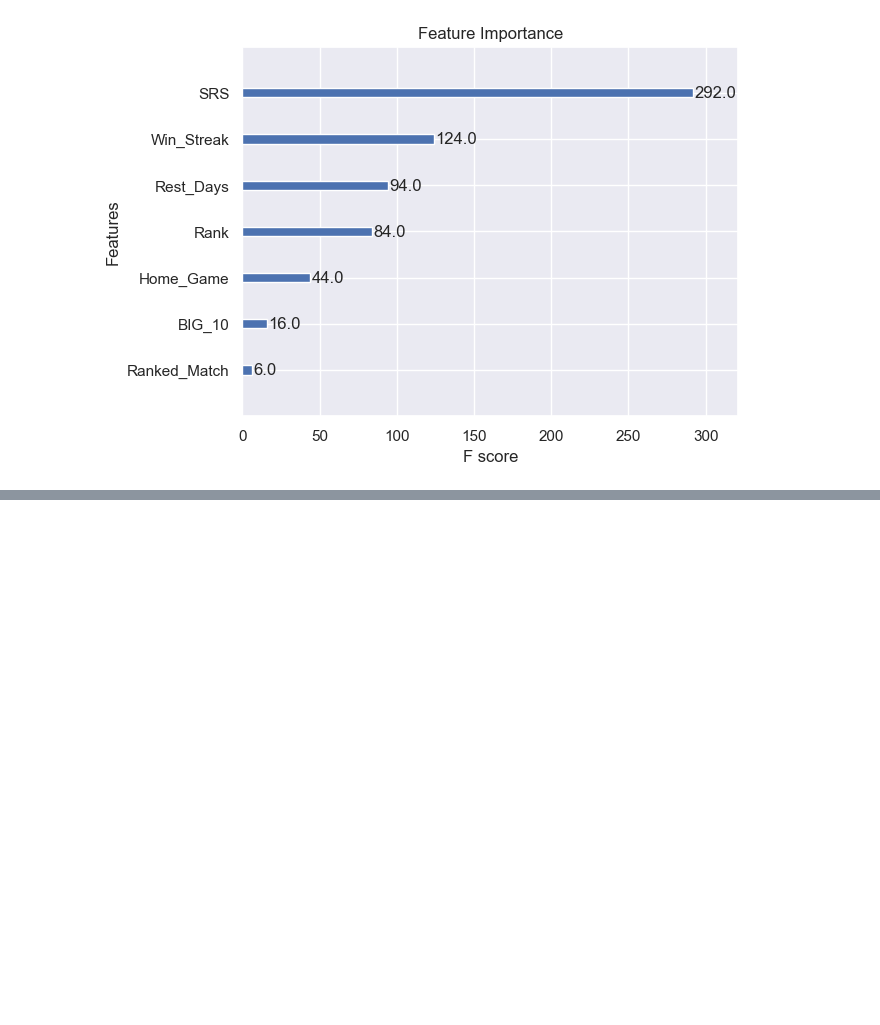
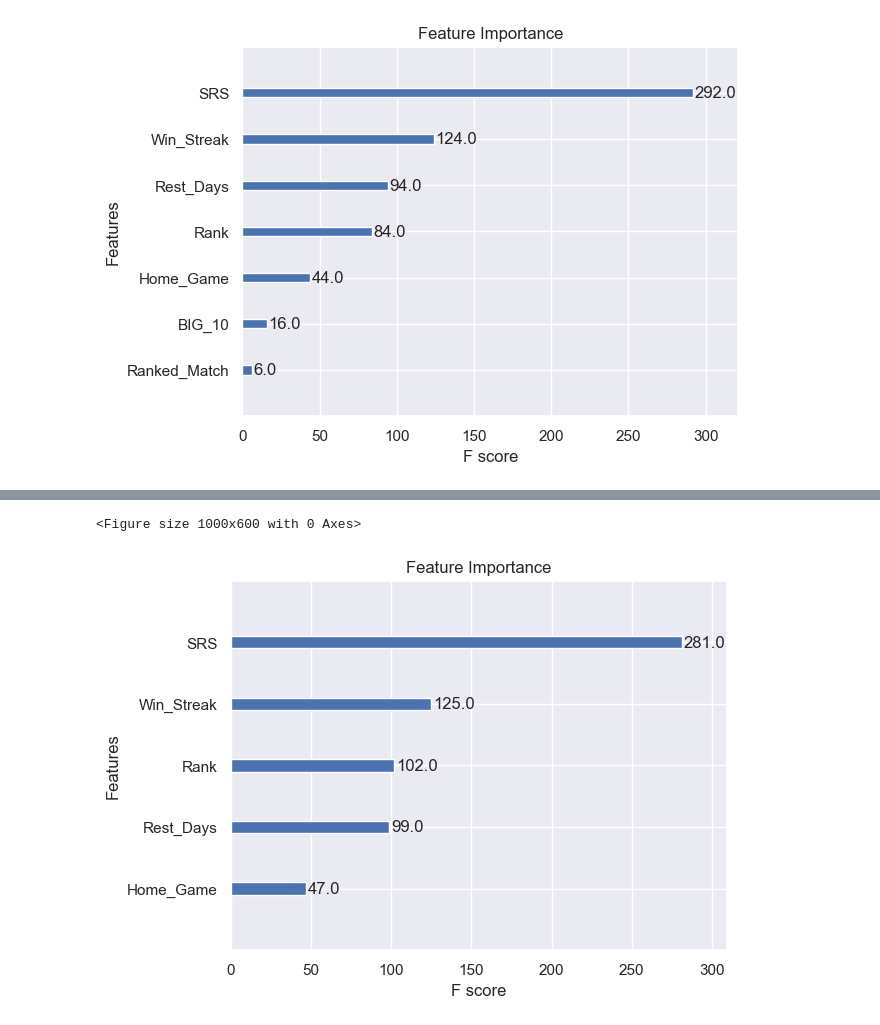
Before and after one commit to UIUC-DSC/team-townies-fa24, a Jupyter notebook: Modeling.ipynb, the cells around one changed output, grey strips where cells are left out. Saved outputs shown, nothing was run; the diff lists cells and outputs as text; code cells hidden in the pictures; blank space fills up the shorter version.

```diff
--- a/Modeling.ipynb
+++ b/Modeling.ipynb
@@ -405,0 +462,36 @@ plt.show()
+# %%
+# Strong, but still not as good as our first model
+# We can try removing Lose_Streak and Ranked_Match from our new model
+
+# Define feature and target
+features = ['Rank','Rest_Days', 'SRS', 'Home_Game', 'Win_Streak']
+target = 'Result'
+
+X = df[features]
+y = df[target]
+
+X_train, X_test, y_train, y_test = train_test_split(X, y, test_size=0.2, random_state=22, stratify=y)
+
+# Initialize XGBoost Classifier
+xgb_model = XGBClassifier(
+    objective='binary:logistic',
+    eval_metric='logloss',
+    random_state=22
+)
+
+# Train the model
+xgb_model.fit(X_train, y_train)
+
+# Predictions
+y_train_pred = xgb_model.predict(X_train)
+y_test_pred = xgb_model.predict(X_test)
+
+# Evaluation Metrics
+print("Training Accuracy:", accuracy_score(y_train, y_train_pred))
+print("Test Accuracy:", accuracy_score(y_test, y_test_pred))
+print("\nClassification Report (Test):\n", classification_report(y_test, y_test_pred))
+
+# AUC-ROC for model evaluation
+y_test_pred_prob = xgb_model.predict_proba(X_test)[:, 1]
+roc_auc = roc_auc_score(y_test, y_test_pred_prob)
+print("Test AUC-ROC Score:", roc_auc)
@@ -405,0 +513,9 @@ plt.show()
+# %%
+# Plot feature importance
+plt.figure(figsize=(10, 6))
+plot_importance(xgb_model, importance_type='weight')
+plt.title("Feature Importance")
+plt.show()
+# %% [output]
+<Figure size 1000x600 with 0 Axes>
+[figure, added]
```
Also changed, not shown: parts of 16 cells of this notebook.
